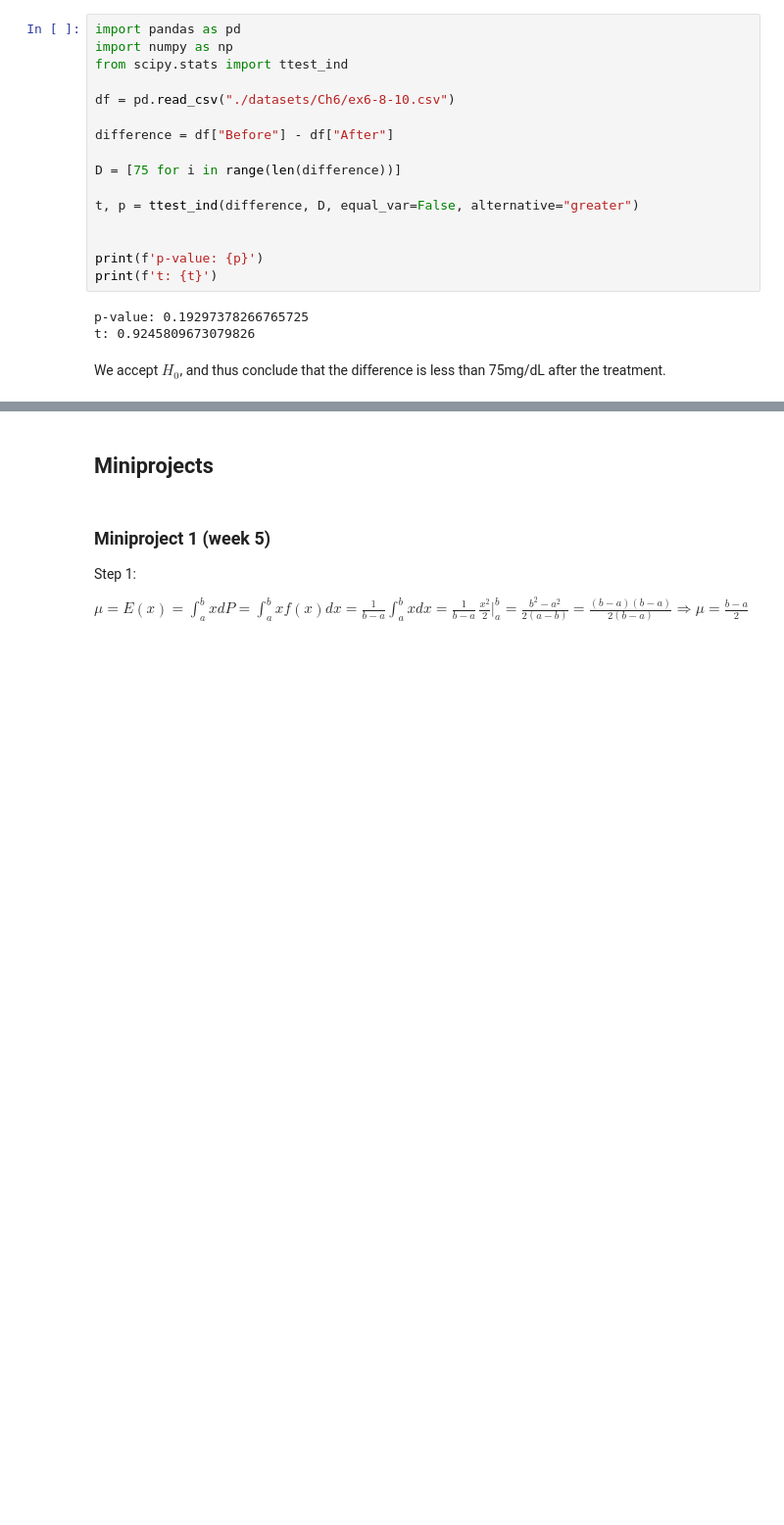
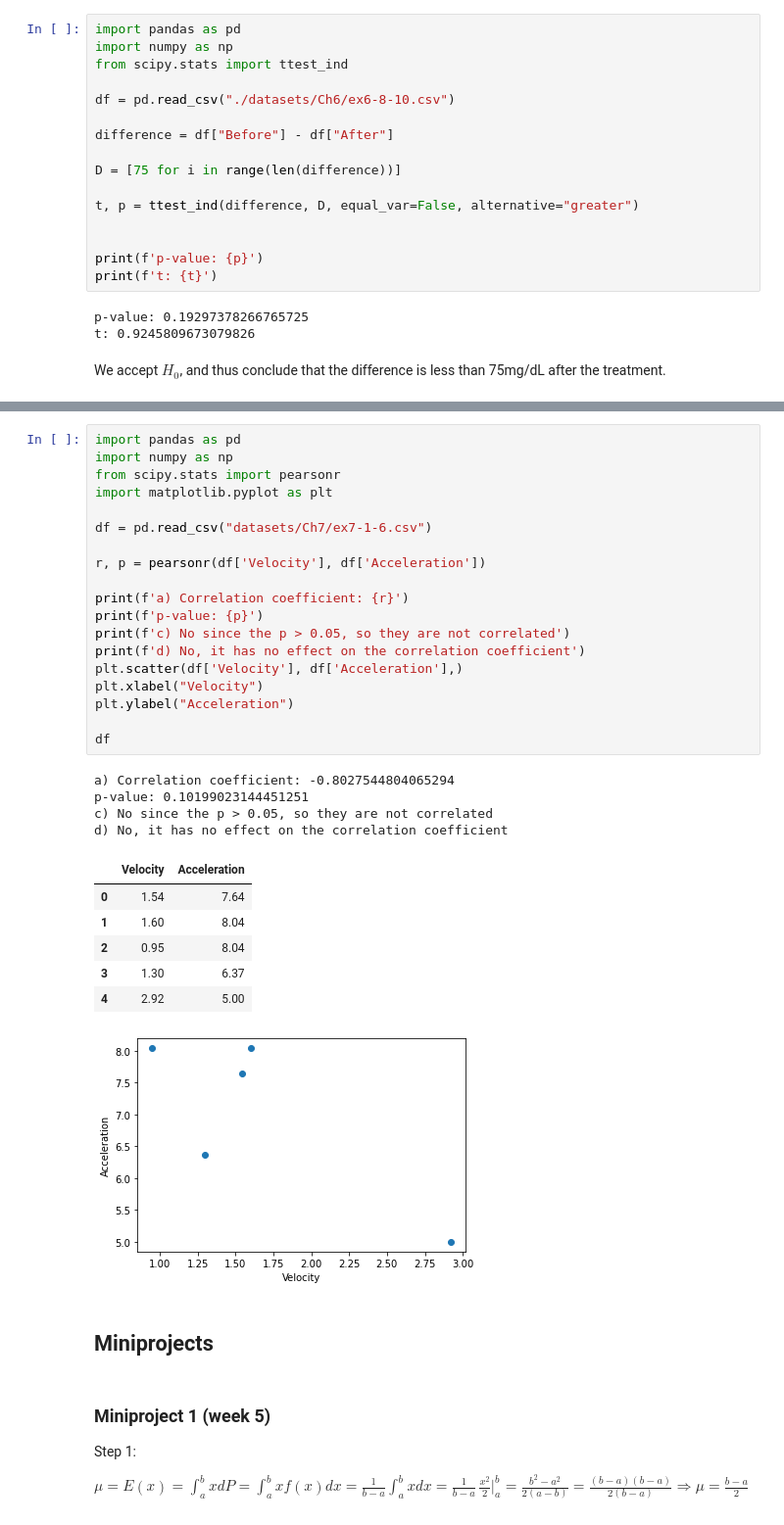
Before and after one commit to lsig/Statistics, a Jupyter notebook: Workbook.ipynb, the cells around one changed output, grey strips where cells are left out. Shown at 98% size. Saved outputs shown, nothing was run; the diff lists cells and outputs as text; blank space fills up the shorter version.

```diff
--- a/Workbook.ipynb
+++ b/Workbook.ipynb
@@ -5023,3 +5207,34 @@ We accept $H_0$, and thus conclude that the difference is less than 75mg/dL afte
+# %%
+import pandas as pd
+import numpy as np
+from scipy.stats import pearsonr
+import matplotlib.pyplot as plt
+
+df = pd.read_csv("datasets/Ch7/ex7-1-6.csv")
+
+r, p = pearsonr(df['Velocity'], df['Acceleration'])
+
+print(f'a) Correlation coefficient: {r}')
+print(f'p-value: {p}')
+print(f'c) No since the p > 0.05, so they are not correlated')
+print(f'd) No, it has no effect on the correlation coefficient')
+plt.scatter(df['Velocity'], df['Acceleration'],)
+plt.xlabel("Velocity")
+plt.ylabel("Acceleration")
+
+df
+# %% [output]
+a) Correlation coefficient: -0.8027544804065294
+p-value: 0.10199023144451251
+c) No since the p > 0.05, so they are not correlated
+d) No, it has no effect on the correlation coefficient
+|  | Velocity | Acceleration |
+| 0 | 1.54 | 7.64 |
+| 1 | 1.60 | 8.04 |
+| 2 | 0.95 | 8.04 |
+| 3 | 1.30 | 6.37 |
+| 4 | 2.92 | 5.00 |
+[figure, added]
 # %% [markdown]
 ## Miniprojects
 # %% [markdown]
```
Also changed, not shown: parts of 11 cells of this notebook, 1 other file.
